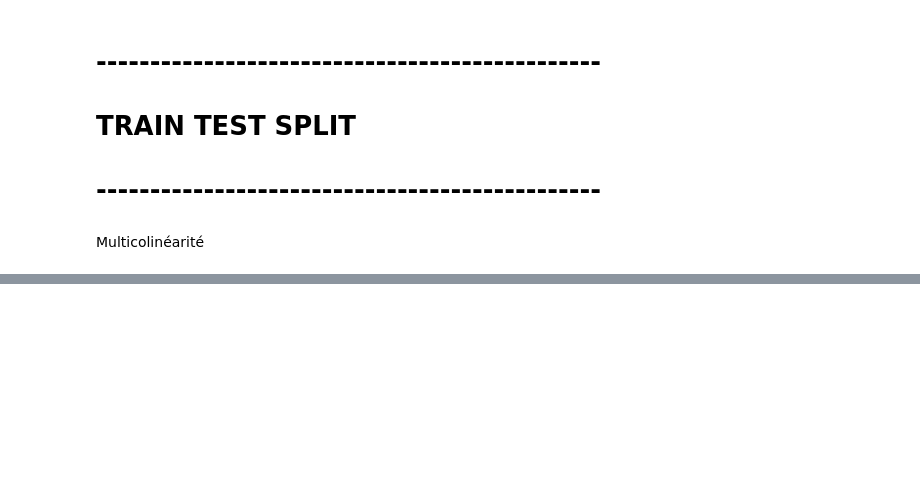
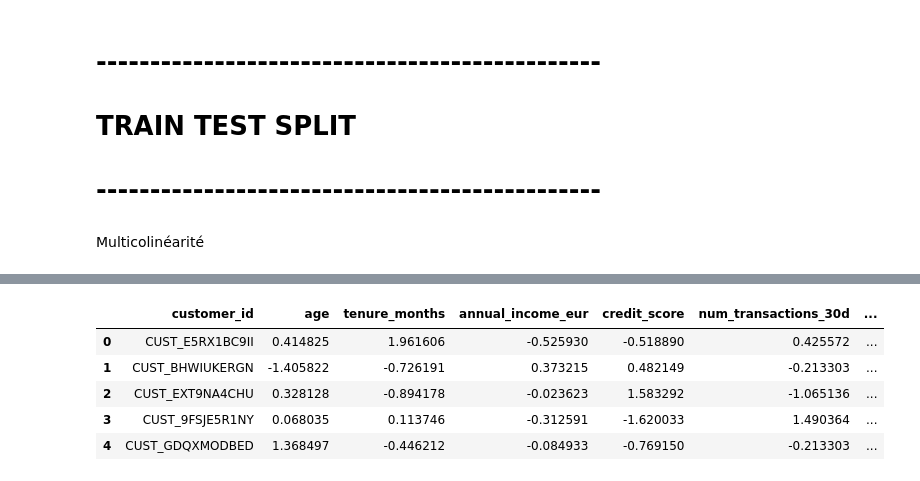
Before and after one commit to maxprr/Projet-ML, a Jupyter notebook: Preprocess/Preprocess.ipynb, the cells around one changed output, grey strips where cells are left out. Saved outputs shown, nothing was run; the diff lists cells and outputs as text; code cells hidden in the pictures; blank space fills up the shorter version.

```diff
--- a/Preprocess/Preprocess.ipynb
+++ b/Preprocess/Preprocess.ipynb
@@ -265,14 +350,10 @@ target_pipeline = Pipeline([
 # %%
-preprocessor = ColumnTransformer(
-    transformers=[
-        ("num", num_pipeline, num_cols),
-        ("onehot", onehot_pipeline, onehot_cols),
-        ("target", target_pipeline, target_cols),
-    ],
-    remainder="drop"
-)
+# 2. PREPROCESSOR SANS PASSTHROUGH
+# On retire le passthrough de la target puisqu'elle est déjà séparée
+# remainder='drop' ignore toute colonne non déclarée
+# ─────────────────────────────────────────
+preprocessor = ColumnTransformer(transformers=[
+    ('num',     numeric_pipeline,  num_cols),    # imputation médiane + scaling
+    #('onehot',  onehot_pipeline,   onehot_cols), # imputation + OHE
+    #('ordinal', ordinal_pipeline,  ordinal_cols), # imputation + OrdinalEncode
+])
-# %%
-X_train_enc = preprocessor.fit_transform(X_train, y_train)
-X_val_enc = preprocessor.transform(X_val)
-
-X_test_enc = preprocessor.transform(X_test)
@@ -331,0 +416,28 @@ X_test_reduced = X_test[X_train_reduced.columns]
+# %%
+# 5. TRANSFORM SUR VAL ET TEST
+# On applique UNIQUEMENT le preprocessor déjà fitté sur train
+# Pas de SMOTE ici : on ne rééquilibre pas val et test
+# Les statistiques apprises sur train sont appliquées telles quelles
+# ─────────────────────────────────────────
+X_val_res = preprocessor.transform(X_val)
+X_test_res = preprocessor.transform(X_test)
+# %%
+# Recoller X et y avec les bons noms
+train_final = pd.DataFrame(X_train_res, columns=num_cols)
+train_final['target_is_fraud'] = y_train_res
+
+val_final = pd.DataFrame(X_val_res, columns=num_cols)
+val_final.insert(0, 'customer_id', val_customer_ids.values)
+val_final['target_is_fraud'] = y_val.values
+
+test_final = pd.DataFrame(X_test_res, columns=num_cols)
+test_final.insert(0, 'customer_id', test_customer_ids.values)
+# %%
+test_final.head()
+# %% [output]
+|  | customer_id | age | tenure_months | annual_income_eur | credit_score | num_transactions_30d | ... |
+| 0 | CUST_E5RX1BC9II | 0.414825 | 1.961606 | -0.525930 | -0.518890 | 0.425572 | ... |
+| 1 | CUST_BHWIUKERGN | -1.405822 | -0.726191 | 0.373215 | 0.482149 | -0.213303 | ... |
+| 2 | CUST_EXT9NA4CHU | 0.328128 | -0.894178 | -0.023623 | 1.583292 | -1.065136 | ... |
+| 3 | CUST_9FSJE5R1NY | 0.068035 | 0.113746 | -0.312591 | -1.620033 | 1.490364 | ... |
+| 4 | CUST_GDQXMODBED | 1.368497 | -0.446212 | -0.084933 | -0.769150 | -0.213303 | ... |
```
Also changed, not shown: parts of 42 cells of this notebook, 15 other files.
